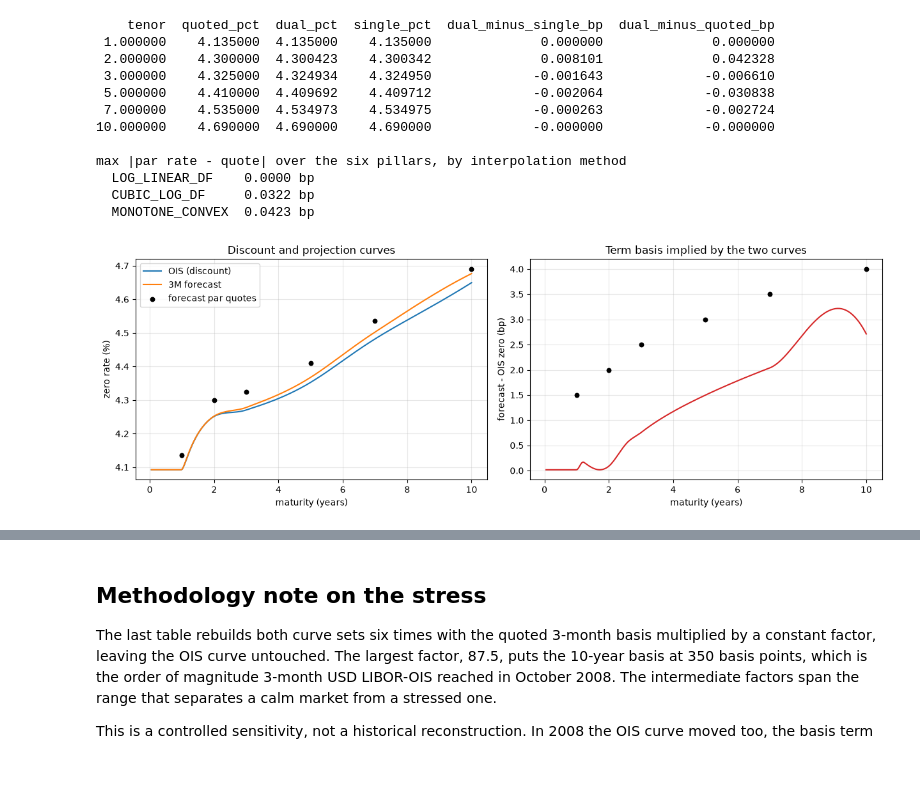
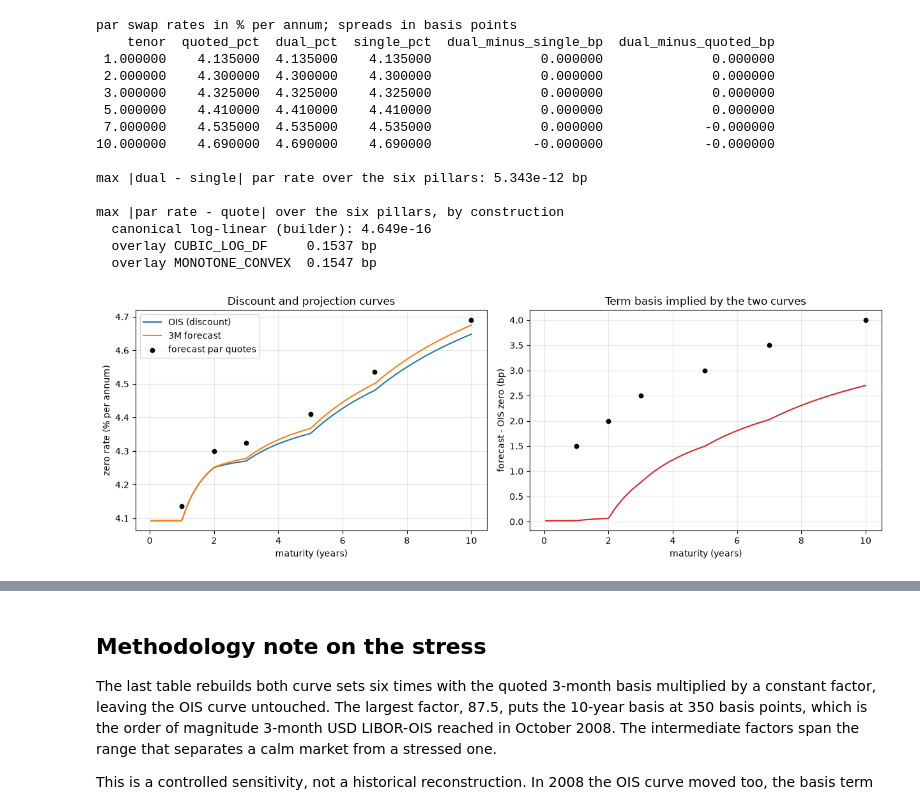
Before and after one commit to wididestrianda01/fixed-income-curve-engine, a Jupyter notebook: notebooks/04-dual-curve-pricing.ipynb, the cells around one changed output, grey strips where cells are left out. Saved outputs shown, nothing was run; the diff lists cells and outputs as text; code cells hidden in the pictures; blank space fills up the shorter version.

```diff
--- a/notebooks/04-dual-curve-pricing.ipynb
+++ b/notebooks/04-dual-curve-pricing.ipynb
@@ -213,9 +234,14 @@ reads results, and computes no cash flow of its own.
 # %%
 def usd_swap(years: float, fixed_rate: float, notional: float = 1_000_000.0) -> VanillaSwap:
-    """A 3M-float USD swap on the same conventions the curve builder uses."""
+    """A 3M-float USD swap on the same conventions the curve builder uses.
+
+    Integer-year tenors mature on the calendar-month anniversary, matching
+    ``yieldcurve.curves.build._maturity``; the exact repricing printed below
+    verifies the parity.
+    """
     return VanillaSwap(
         start=ASOF,
-        maturity=ASOF + timedelta(days=round(years * 365.0)),
+        maturity=add_months(ASOF, round(years * 12.0)),
         fixed_rate=fixed_rate,
         fixed_frequency=2,
         fixed_day_count=DayCount.THIRTY_360_BOND,
@@ -237,8 +263,13 @@ quotes = [
 ois_curve = usd_ois_curve(snapshot, ASOF)
 dual = usd_curveset(snapshot, ASOF)
 forecast_curve = dual.forecast_for("3M")
-single_curve = bootstrap(quotes, asof=ASOF, method=InterpMethod.MONOTONE_CONVEX)
+single_curve = bootstrap(quotes, asof=ASOF)
 single = CurveSet.single(single_curve)
+
+print(
+    f"covered horizons: OIS {ois_curve.covered_horizon:.4f} years, "
+    f"forecast {forecast_curve.covered_horizon:.4f} years"
+)
 
 rows = []
 for t in (0.5, 1.0, 2.0, 3.0, 5.0, 7.0, 10.0):
@@ -254,5 +285,6 @@ for t in (0.5, 1.0, 2.0, 3.0, 5.0, 7.0, 10.0):
         }
     )
 zeros = pd.DataFrame(rows)
+print("\nzero rates in % per annum (continuous compounding); spreads in basis points")
 print(zeros.to_string(index=False, float_format=lambda x: f"{x:.6f}"))
 # %% [output]
@@ -315,27 +350,36 @@ for years in (1.0, 2.0, 3.0, 5.0, 7.0, 10.0):
             else np.nan,
         }
     )
+print("par swap rates in % per annum; spreads in basis points")
 print(pd.DataFrame(par_rows).to_string(index=False, float_format=lambda x: f"{x:.6f}"))
+par_gap_bp = max(
+    abs(p_dual - p_single) * 1e4
+    for years in (1.0, 2.0, 3.0, 5.0, 7.0, 10.0)
+    for p_dual, p_single in [
+        (par_rate(usd_swap(years, 0.0), dual, ASOF), par_rate(usd_swap(years, 0.0), single, ASOF))
+    ]
+)
+print(f"\nmax |dual - single| par rate over the six pillars: {par_gap_bp:.3e} bp")
 
 # The residuals above are a property of the interpolation rule, not of dual-curve
-# pricing. Rebuild the same quotes under a local rule and under two non-local ones.
-print("\nmax |par rate - quote| over the six pillars, by interpolation method")
-for method in (
-    InterpMethod.LOG_LINEAR_DF,
-    InterpMethod.CUBIC_LOG_DF,
-    InterpMethod.MONOTONE_CONVEX,
-):
-    rebuilt = CurveSet(
-        discount=ois_curve,
-        forecast={"3M": bootstrap(quotes, asof=ASOF, method=method, discount_curve=ois_curve)},
-    )
+# pricing. The canonical build reprices its quotes exactly; the comparative
+# overlays are re-interpolations of the same nodes whose final residuals are
+# measured, exactly as in notebook 02.
+report = repricing_report(forecast_curve, quotes, ASOF, discount_curve=ois_curve)
+print(
+    "\nmax |par rate - quote| over the six pillars, by construction\n"
+    f"  canonical log-linear (builder): {max(abs(r.residual) for r in report):.3e}"
+)
+for method in (InterpMethod.CUBIC_LOG_DF, InterpMethod.MONOTONE_CONVEX):
+    overlay = overlay_curve(forecast_curve, method)
+    rebuilt = CurveSet(discount=ois_curve, forecast={"3M": overlay})
     worst = max(
         abs(par_rate(usd_swap(float(y), 0.0), rebuilt, ASOF) - float(r)) * 1e4
         for y, r in zip(
             forecast_quotes["tenor_years"], forecast_quotes["forecast_par"], strict=True
         )
     )
-    print(f"  {method.name:<16} {worst:.4f} bp")
+    print(f"  overlay {method.name:<16} {worst:.4f} bp")
 
 grid = np.linspace(0.05, 10.0, 300)
 fig, axes = plt.subplots(1, 2, figsize=(12.5, 4.4))
@@ -346,40 +390,43 @@ axes[0].scatter(
     forecast_quotes["forecast_par"] * 100,
     s=22,
     zorder=3,
     color="k",
     label="forecast par quotes",
 )
 axes[0].set_xlabel("maturity (years)")
-axes[0].set_ylabel("zero rate (%)")
+axes[0].set_ylabel("zero rate (% per annum)")
 axes[0].set_title("Discount and projection curves")
 axes[0].legend()
 axes[0].grid(alpha=0.3)
 
 axes[1].plot(
     grid,
     [(forecast_curve.zero(t) - ois_curve.zero(t)) * 1e4 for t in grid],
     color="C3",
 )
 axes[1].scatter(
     forecast_quotes["tenor_years"], forecast_quotes["basis_bp"], s=22, zorder=3, color="k"
 )
 axes[1].set_xlabel("maturity (years)")
 axes[1].set_ylabel("forecast - OIS zero (bp)")
 axes[1].set_title("Term basis implied by the two curves")
 axes[1].grid(alpha=0.3)
 fig.tight_layout()
 plt.show()
 # %% [output]
+par swap rates in % per annum; spreads in basis points
     tenor  quoted_pct  dual_pct  single_pct  dual_minus_single_bp  dual_minus_quoted_bp
  1.000000    4.135000  4.135000    4.135000              0.000000              0.000000
- 2.000000    4.300000  4.300423    4.300342              0.008101              0.042328
- 3.000000    4.325000  4.324934    4.324950             -0.001643             -0.006610
- 5.000000    4.410000  4.409692    4.409712             -0.002064             -0.030838
- 7.000000    4.535000  4.534973    4.534975             -0.000263             -0.002724
+ 2.000000    4.300000  4.300000    4.300000              0.000000              0.000000
+ 3.000000    4.325000  4.325000    4.325000              0.000000              0.000000
+ 5.000000    4.410000  4.410000    4.410000              0.000000              0.000000
+ 7.000000    4.535000  4.535000    4.535000              0.000000             -0.000000
 10.000000    4.690000  4.690000    4.690000             -0.000000             -0.000000
 
-max |par rate - quote| over the six pillars, by interpolation method
-  LOG_LINEAR_DF    0.0000 bp
-  CUBIC_LOG_DF     0.0322 bp
-  MONOTONE_CONVEX  0.0423 bp
+max |dual - single| par rate over the six pillars: 5.343e-12 bp
+
+max |par rate - quote| over the six pillars, by construction
+  canonical log-linear (builder): 4.649e-16
+  overlay CUBIC_LOG_DF     0.1537 bp
+  overlay MONOTONE_CONVEX  0.1547 bp
-[figure, old version]
+[figure, new version]
```
Also changed, not shown: parts of 22 cells of this notebook, 1 other file.
